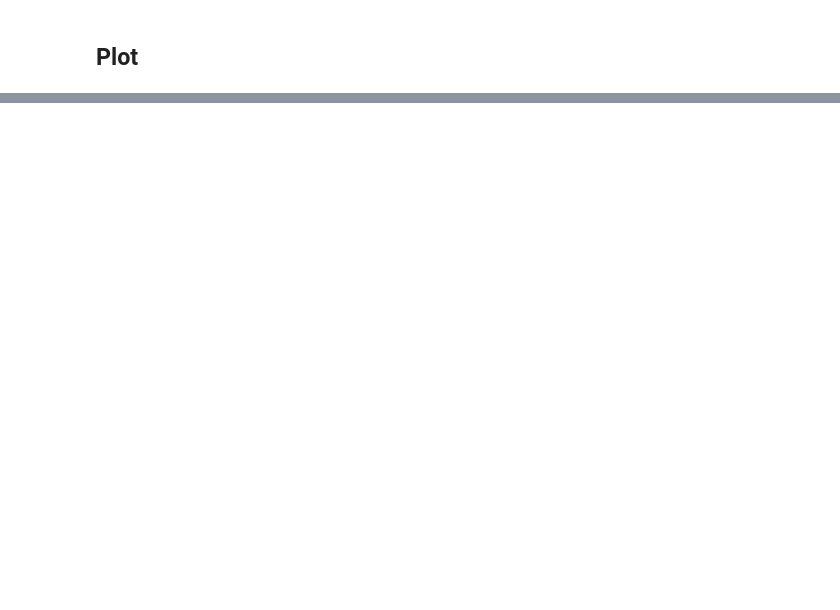
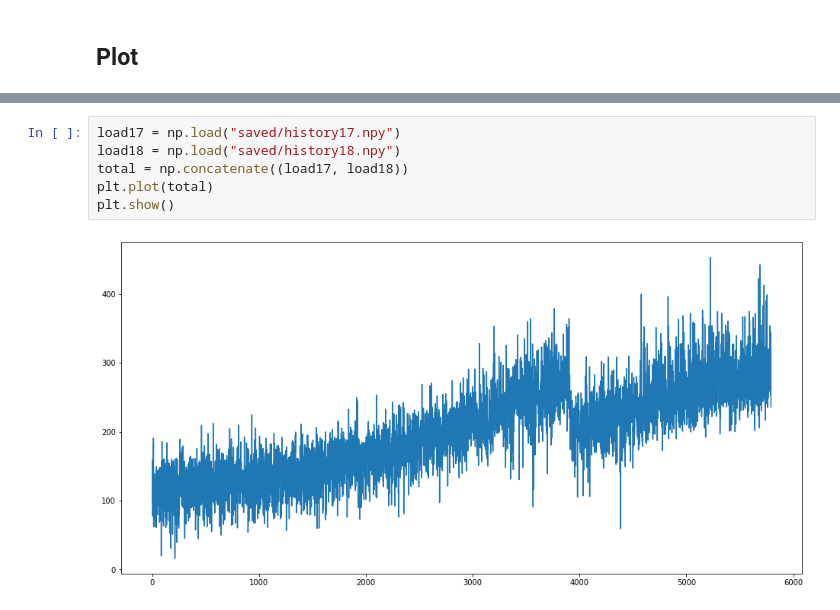
Before and after one commit to FreeLike76/TetrisBattleRoyaleRL, a Jupyter notebook: agent_rl/dqn_training.ipynb, the cells around one changed output, grey strips where cells are left out. Saved outputs shown, nothing was run; the diff lists cells and outputs as text; blank space fills up the shorter version.

```diff
--- a/agent_rl/dqn_training.ipynb
+++ b/agent_rl/dqn_training.ipynb
@@ -481,0 +340,8 @@ plt.show()
+# %%
+load17 = np.load("saved/history17.npy")
+load18 = np.load("saved/history18.npy")
+total = np.concatenate((load17, load18))
+plt.plot(total)
+plt.show()
+# %% [output]
+[figure, added]
```
Also changed, not shown: parts of 14 cells of this notebook, 10 other files.
